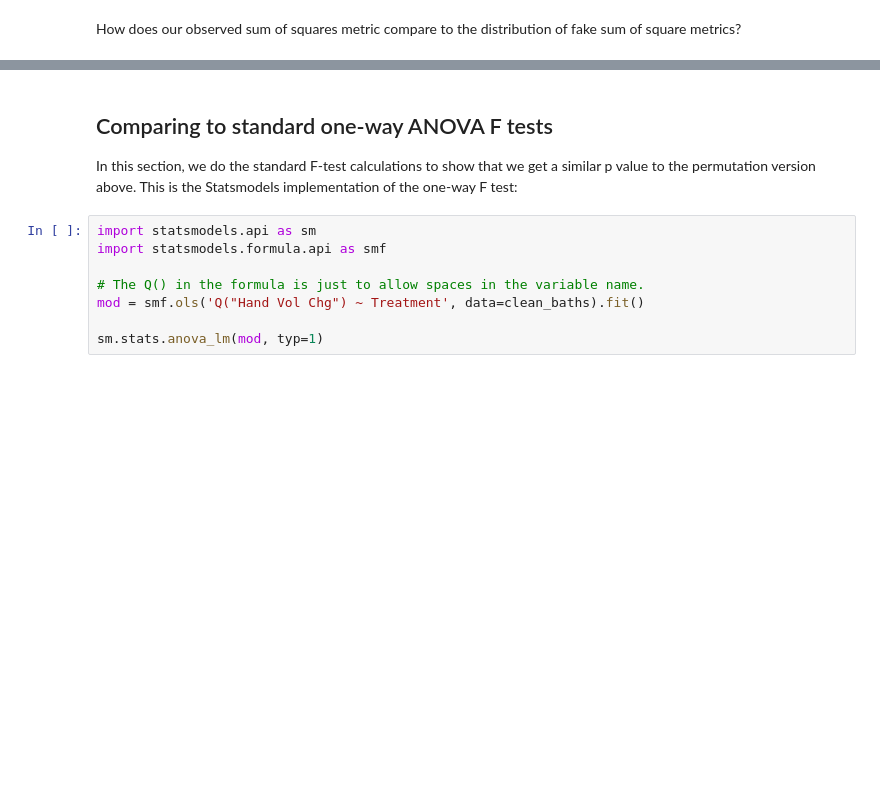
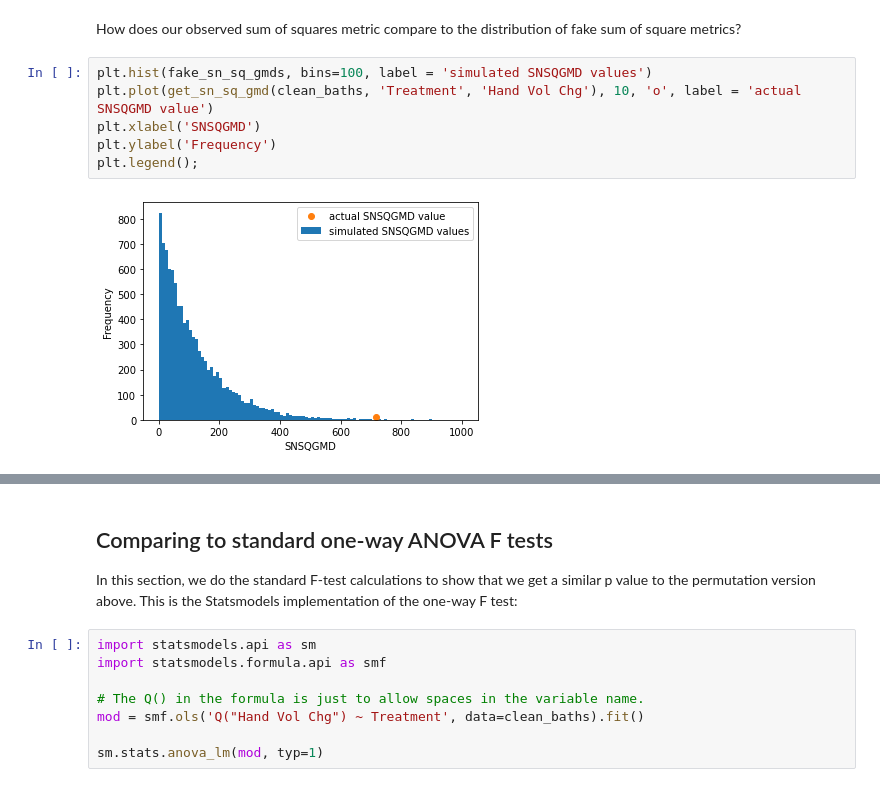
Before and after one commit to matthew-brett/some-tutorials, a Jupyter notebook: oneway/one_way_anova.ipynb, the cells around one changed output, grey strips where cells are left out. Drawn from its saved outputs; the diff is of its cells as text; blank space fills up the shorter version.

```diff
--- a/oneway/one_way_anova.ipynb
+++ b/oneway/one_way_anova.ipynb
@@ -317,6 +441,14 @@ plt.hist(fake_sn_sq_gmds, bins=100);
 # %% [markdown]
 How does our observed sum of squares metric compare to the distribution of fake
 sum of square metrics?
+# %%
+plt.hist(fake_sn_sq_gmds, bins=100, label = 'simulated SNSQGMD values')
+plt.plot(get_sn_sq_gmd(clean_baths, 'Treatment', 'Hand Vol Chg'), 10, 'o', label = 'actual SNSQGMD value')
+plt.xlabel('SNSQGMD')
+plt.ylabel('Frequency')
+plt.legend();
+# %% [output]
+[figure, added]
 # %%
 p = np.count_nonzero(fake_sn_sq_gmds >= float(observed_sn_sq_gmd)) / n_iters
 p
```
Also changed, not shown: parts of 18 cells of this notebook, 1 other file.
